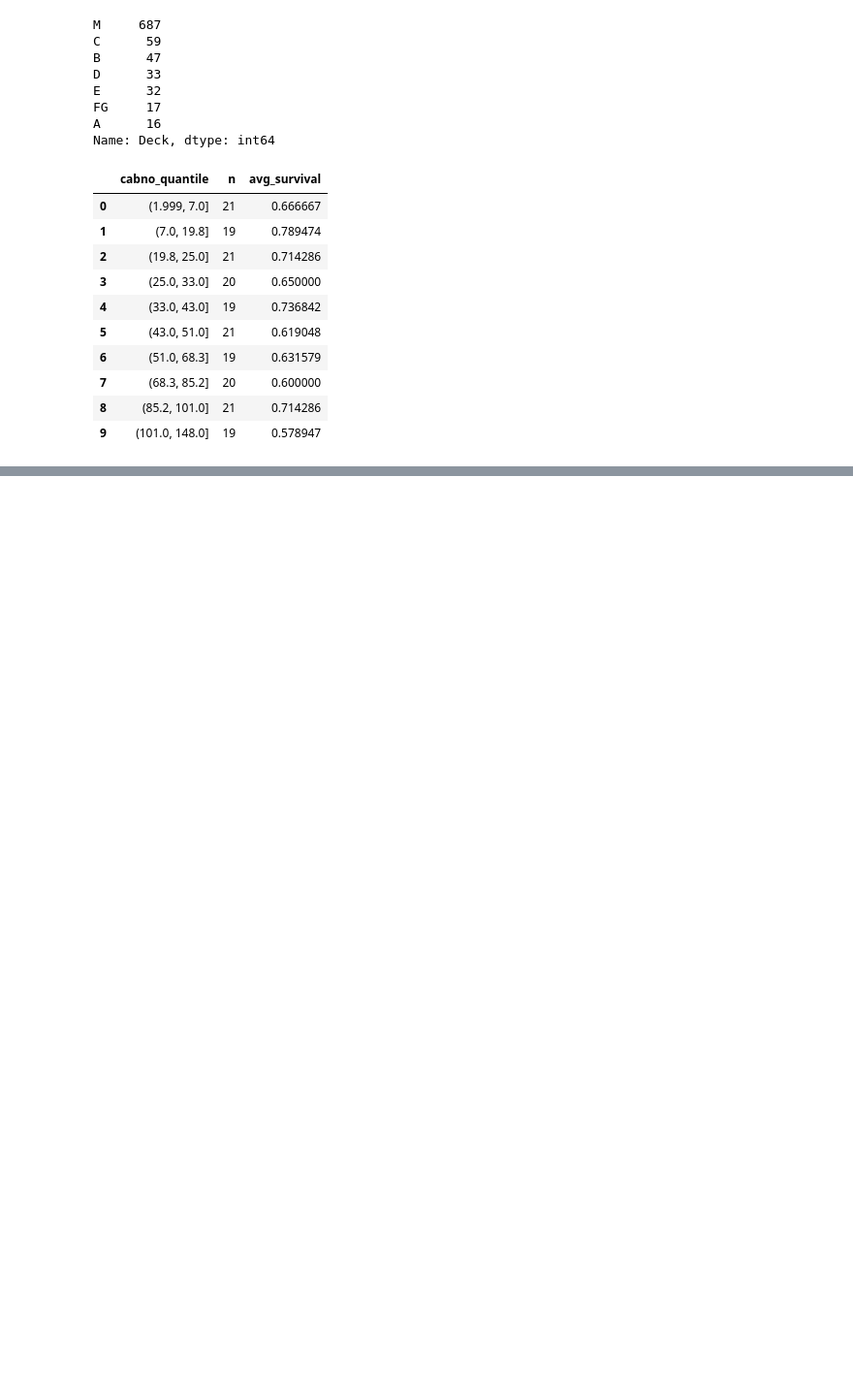
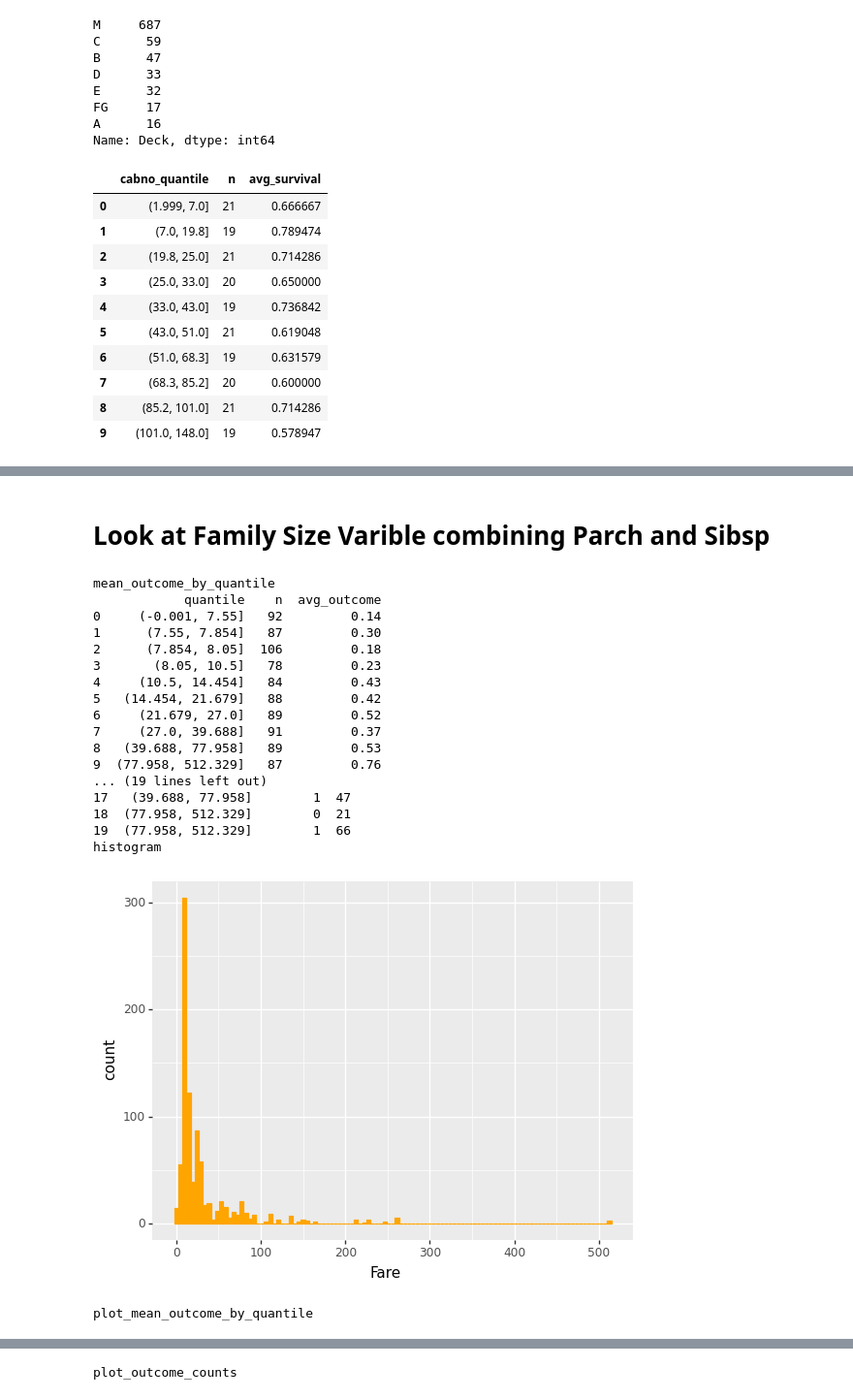
Before and after one commit to sid-basu/ml-exploration, a Jupyter notebook: kaggle-titanic/refinement_2.ipynb, the cells around one changed output, grey strips where cells are left out. Shown: that part at 97% size. Saved outputs shown, nothing was run; the diff lists cells and outputs as text; code cells hidden in the pictures; blank space fills up the shorter version.

```diff
--- a/kaggle-titanic/refinement_2.ipynb
+++ b/kaggle-titanic/refinement_2.ipynb
@@ -107,0 +336,28 @@ survival_cabno_deck = (
+# %% [markdown]
+# Look at Family Size Varible combining Parch and Sibsp
+# %%
+eda_fare = summarise_continuous_feature(df_input = data, column = 'Fare', outcome = 'Survived', n_quantiles = 10)
+
+for (key, value) in eda_fare.items():
+    print(key)
+    print(value)
+# %% [output]
+mean_outcome_by_quantile
+            quantile    n  avg_outcome
+0     (-0.001, 7.55]   92         0.14
+1      (7.55, 7.854]   87         0.30
+2      (7.854, 8.05]  106         0.18
+3       (8.05, 10.5]   78         0.23
+4     (10.5, 14.454]   84         0.43
+5   (14.454, 21.679]   88         0.42
+6     (21.679, 27.0]   89         0.52
+7     (27.0, 39.688]   91         0.37
+8   (39.688, 77.958]   89         0.53
+9  (77.958, 512.329]   87         0.76
+... (19 lines left out)
+17   (39.688, 77.958]        1  47
+18  (77.958, 512.329]        0  21
+19  (77.958, 512.329]        1  66
+histogram
+[figure, added]
+plot_mean_outcome_by_quantile
@@ -107,0 +365 @@ survival_cabno_deck = (
+plot_outcome_counts
```
Also changed, not shown: parts of 19 cells of this notebook, 3 other files.
